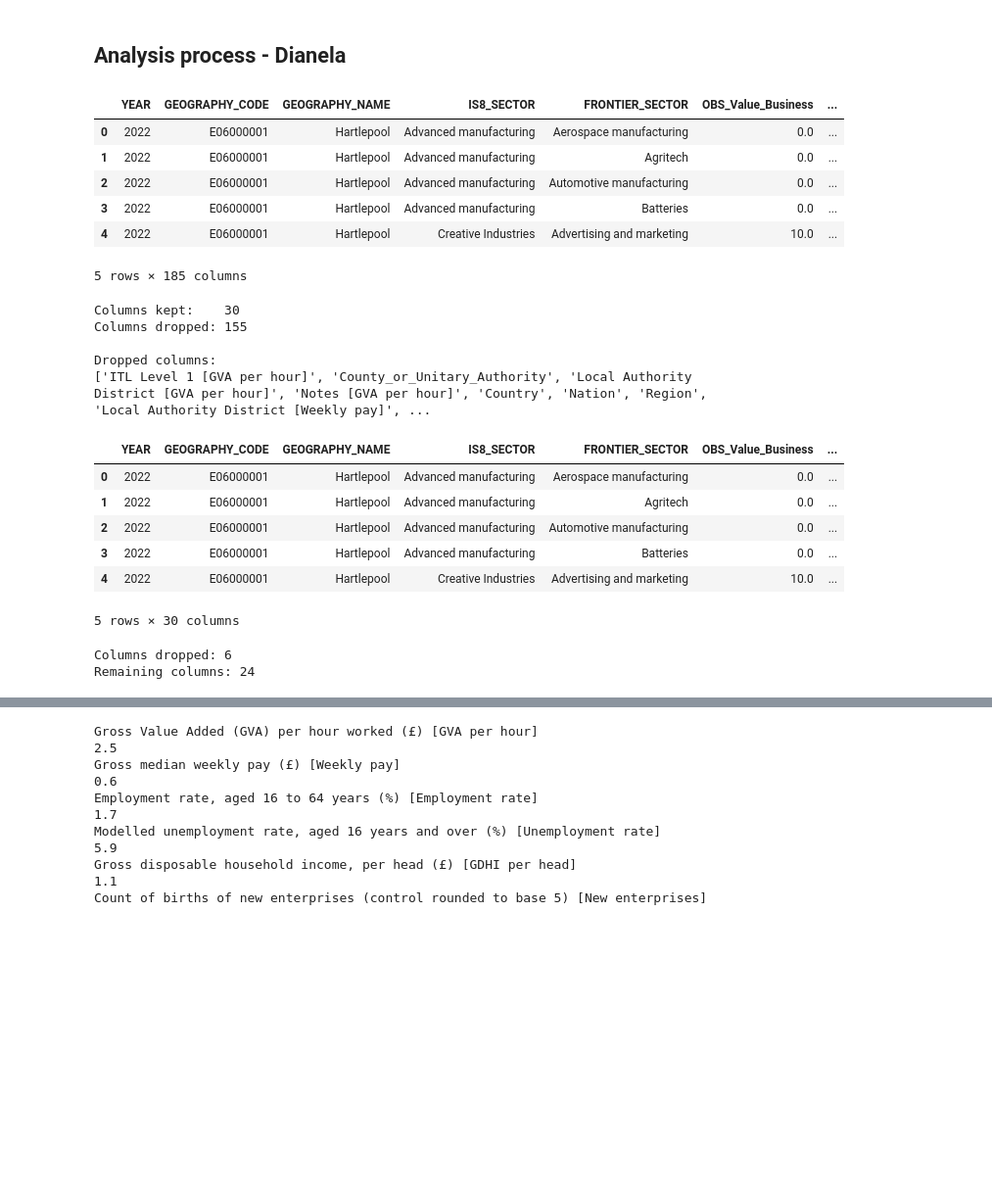
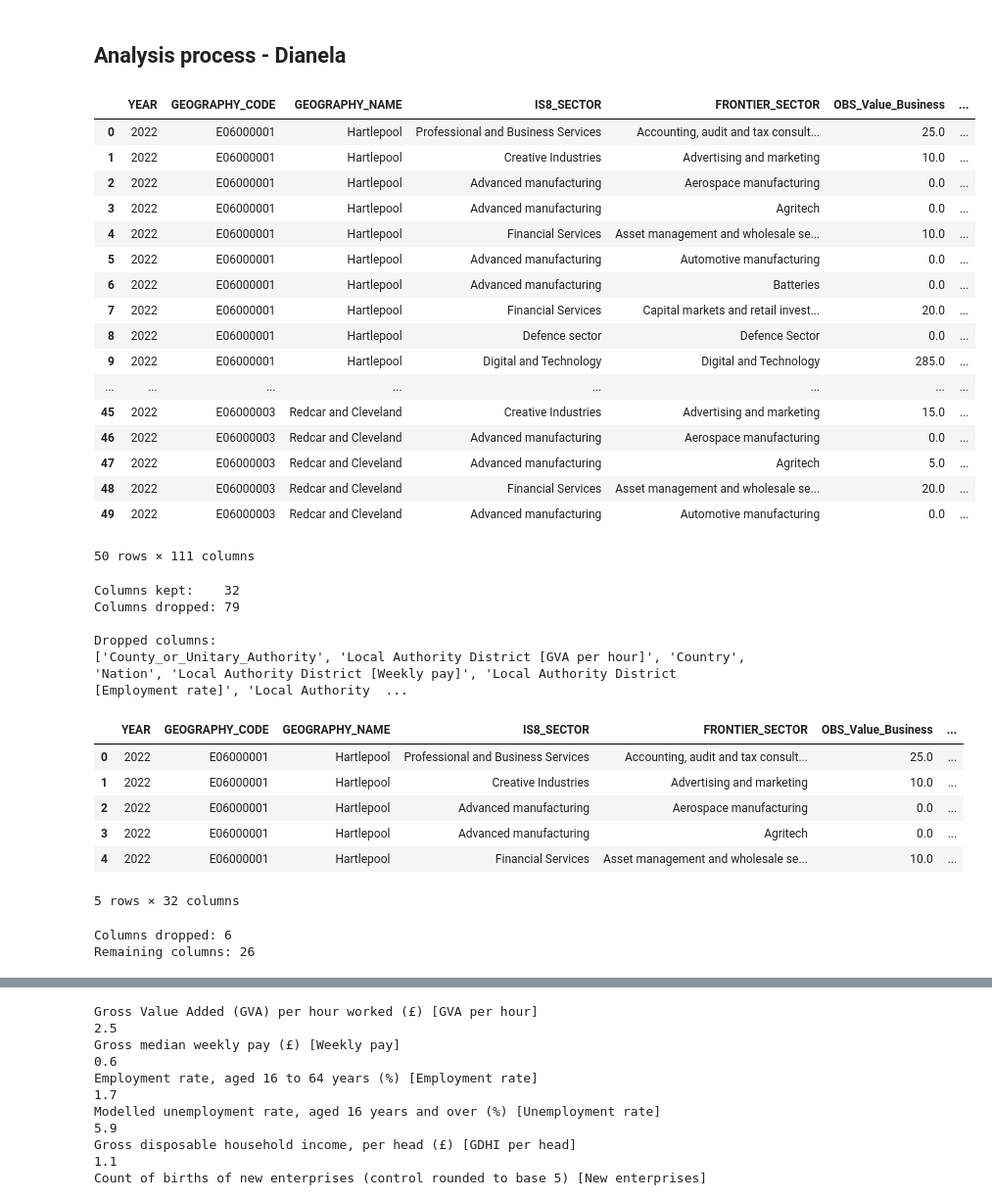
Before and after one commit to Phirtia/Economic_Observatory, a Jupyter notebook: Scripts/Diane/Analysis_version1_Diane.ipynb, the cells around one changed output, grey strips where cells are left out. Shown at 98% size. Cells and saved outputs as stored; diff of their text form; code cells hidden in the pictures; blank space fills up the shorter version.

Commit message:
We realised that before the bygroup was necessary to delete total rows, because we were increasing substantially the number of business and emplyment in each area

```diff
--- a/Scripts/Diane/Analysis_version1_Diane.ipynb
+++ b/Scripts/Diane/Analysis_version1_Diane.ipynb
@@ -14,16 +16,27 @@ from sklearn.linear_model import LassoCV
 raw_data   = Path("G:/Mi unidad/Master_LSE/Git-hub/Economic_Observatory/Data/raw_data")
 clean_data = Path("G:/Mi unidad/Master_LSE/Git-hub/Economic_Observatory/Data/cleaning_data")
 # %%
-analysis_data = pd.read_csv(clean_data / "local_indicators_with_LAD_all_sample.csv")
-analysis_data.head()
+analysis_data = pd.read_csv(clean_data / "local_indicators_with_LAD_all_sample_sector.csv")
+analysis_data.head(50)
 # %% [output]
 |  | YEAR | GEOGRAPHY_CODE | GEOGRAPHY_NAME | IS8_SECTOR | FRONTIER_SECTOR | OBS_Value_Business | ... |
-| 0 | 2022 | E06000001 | Hartlepool | Advanced manufacturing | Aerospace manufacturing | 0.0 | ... |
-| 1 | 2022 | E06000001 | Hartlepool | Advanced manufacturing | Agritech | 0.0 | ... |
-| 2 | 2022 | E06000001 | Hartlepool | Advanced manufacturing | Automotive manufacturing | 0.0 | ... |
-| 3 | 2022 | E06000001 | Hartlepool | Advanced manufacturing | Batteries | 0.0 | ... |
-| 4 | 2022 | E06000001 | Hartlepool | Creative Industries | Advertising and marketing | 10.0 | ... |
+| 0 | 2022 | E06000001 | Hartlepool | Professional and Business Services | Accounting, audit and tax consult... | 25.0 | ... |
+| 1 | 2022 | E06000001 | Hartlepool | Creative Industries | Advertising and marketing | 10.0 | ... |
+| 2 | 2022 | E06000001 | Hartlepool | Advanced manufacturing | Aerospace manufacturing | 0.0 | ... |
+| 3 | 2022 | E06000001 | Hartlepool | Advanced manufacturing | Agritech | 0.0 | ... |
+| 4 | 2022 | E06000001 | Hartlepool | Financial Services | Asset management and wholesale se... | 10.0 | ... |
+| 5 | 2022 | E06000001 | Hartlepool | Advanced manufacturing | Automotive manufacturing | 0.0 | ... |
+| 6 | 2022 | E06000001 | Hartlepool | Advanced manufacturing | Batteries | 0.0 | ... |
+| 7 | 2022 | E06000001 | Hartlepool | Financial Services | Capital markets and retail invest... | 20.0 | ... |
+| 8 | 2022 | E06000001 | Hartlepool | Defence sector | Defence Sector | 0.0 | ... |
+| 9 | 2022 | E06000001 | Hartlepool | Digital and Technology | Digital and Technology | 285.0 | ... |
+| ... | ... | ... | ... | ... | ... | ... | ... |
+| 45 | 2022 | E06000003 | Redcar and Cleveland | Creative Industries | Advertising and marketing | 15.0 | ... |
+| 46 | 2022 | E06000003 | Redcar and Cleveland | Advanced manufacturing | Aerospace manufacturing | 0.0 | ... |
+| 47 | 2022 | E06000003 | Redcar and Cleveland | Advanced manufacturing | Agritech | 5.0 | ... |
+| 48 | 2022 | E06000003 | Redcar and Cleveland | Financial Services | Asset management and wholesale se... | 20.0 | ... |
+| 49 | 2022 | E06000003 | Redcar and Cleveland | Advanced manufacturing | Automotive manufacturing | 0.0 | ... |
-5 rows × 185 columns
+50 rows × 111 columns
 # %%
 threshold = 0.1  # drop columns with more than 10% missing
 missing_pct = analysis_data.isnull().mean()  # gives proportion (0 to 1)
@@ -39,18 +52,18 @@ X_clean = analysis_data[cols_to_keep]
 
 X_clean.head()
 # %% [output]
-Columns kept:    30
-Columns dropped: 155
+Columns kept:    32
+Columns dropped: 79
 
 Dropped columns:
-['ITL Level 1 [GVA per hour]', 'County_or_Unitary_Authority', 'Local Authority District [GVA per hour]', 'Notes [GVA per hour]', 'Country', 'Nation', 'Region', 'Local Authority District [Weekly pay]', ...
+['County_or_Unitary_Authority', 'Local Authority District [GVA per hour]', 'Country', 'Nation', 'Local Authority District [Weekly pay]', 'Local Authority District [Employment rate]', 'Local Authority  ...
 |  | YEAR | GEOGRAPHY_CODE | GEOGRAPHY_NAME | IS8_SECTOR | FRONTIER_SECTOR | OBS_Value_Business | ... |
-| 0 | 2022 | E06000001 | Hartlepool | Advanced manufacturing | Aerospace manufacturing | 0.0 | ... |
-| 1 | 2022 | E06000001 | Hartlepool | Advanced manufacturing | Agritech | 0.0 | ... |
-| 2 | 2022 | E06000001 | Hartlepool | Advanced manufacturing | Automotive manufacturing | 0.0 | ... |
-| 3 | 2022 | E06000001 | Hartlepool | Advanced manufacturing | Batteries | 0.0 | ... |
-| 4 | 2022 | E06000001 | Hartlepool | Creative Industries | Advertising and marketing | 10.0 | ... |
+| 0 | 2022 | E06000001 | Hartlepool | Professional and Business Services | Accounting, audit and tax consult... | 25.0 | ... |
+| 1 | 2022 | E06000001 | Hartlepool | Creative Industries | Advertising and marketing | 10.0 | ... |
+| 2 | 2022 | E06000001 | Hartlepool | Advanced manufacturing | Aerospace manufacturing | 0.0 | ... |
+| 3 | 2022 | E06000001 | Hartlepool | Advanced manufacturing | Agritech | 0.0 | ... |
+| 4 | 2022 | E06000001 | Hartlepool | Financial Services | Asset management and wholesale se... | 10.0 | ... |
-5 rows × 30 columns
+5 rows × 32 columns
 # %%
 cols_to_drop = [col for col in X_clean.columns if
                 col.startswith('Local Authority District') or
@@ -64,7 +77,7 @@ print(f"Columns dropped: {len(cols_to_drop) + 2}")
 print(f"Remaining columns: {X_clean.shape[1]}")
 # %% [output]
 Columns dropped: 6
-Remaining columns: 24
+Remaining columns: 26
 # %%
 #Variables with growth rates:
 X_clean= X_clean.rename(columns={
```
Also changed, not shown: parts of 18 cells of this notebook, 14 other files.
